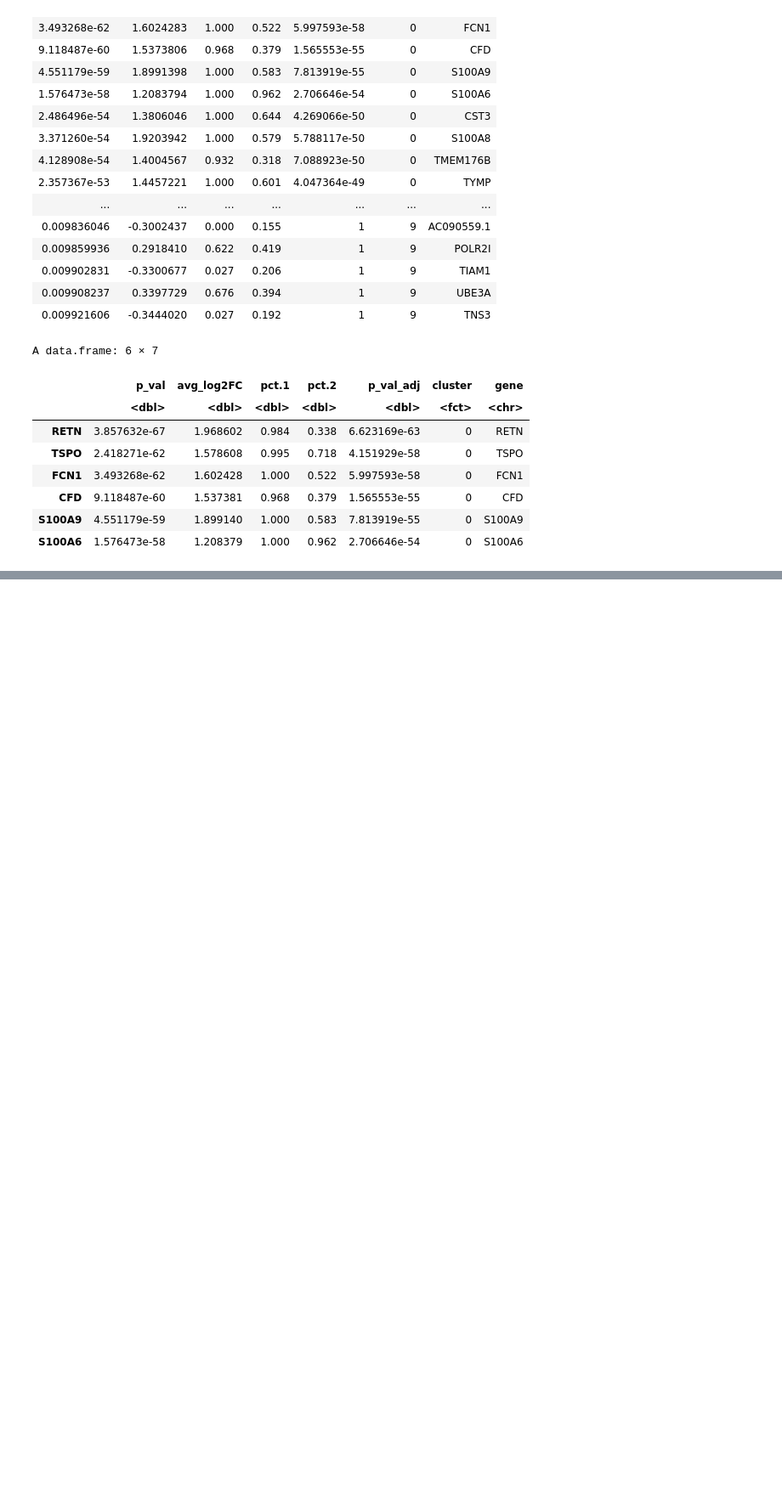
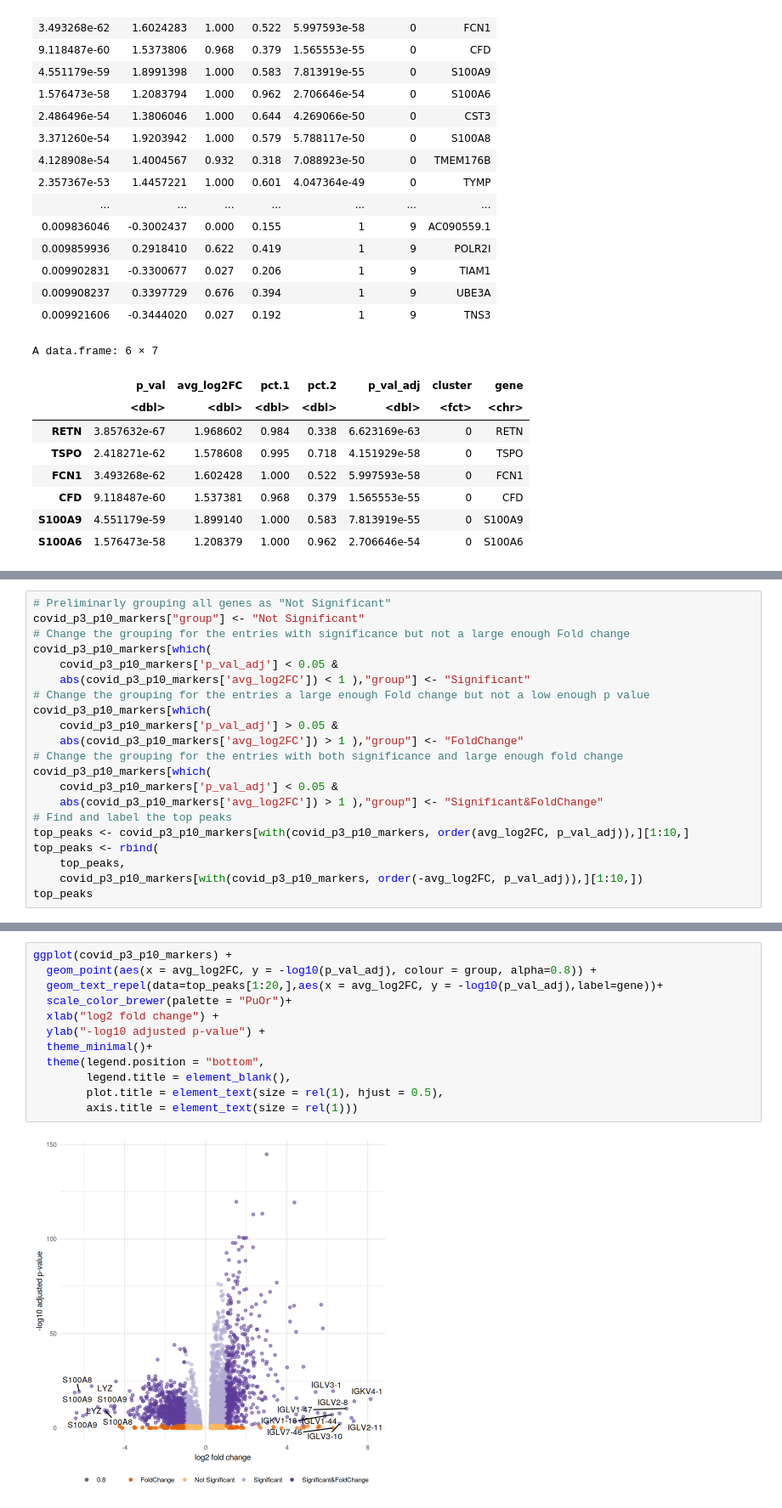
Before and after one commit to waldeyr/single_cell_analysis, a Jupyter notebook: Single_Cell_RNA_Seq.ipynb, the cells around one changed output, grey strips where cells are left out. Shown: that part at 85% size. Saved outputs shown, nothing was run; the diff lists cells and outputs as text; blank space fills up the shorter version.

```diff
--- a/Single_Cell_RNA_Seq.ipynb
+++ b/Single_Cell_RNA_Seq.ipynb
@@ -413,0 +376,21 @@ with(
+# %%
+# Preliminarly grouping all genes as "Not Significant"
+covid_p3_p10_markers["group"] <- "Not Significant"
+# Change the grouping for the entries with significance but not a large enough Fold change
+covid_p3_p10_markers[which(
+    covid_p3_p10_markers['p_val_adj'] < 0.05 &
+    abs(covid_p3_p10_markers['avg_log2FC']) < 1 ),"group"] <- "Significant"
+# Change the grouping for the entries a large enough Fold change but not a low enough p value
+covid_p3_p10_markers[which(
+    covid_p3_p10_markers['p_val_adj'] > 0.05 &
+    abs(covid_p3_p10_markers['avg_log2FC']) > 1 ),"group"] <- "FoldChange"
+# Change the grouping for the entries with both significance and large enough fold change
+covid_p3_p10_markers[which(
+    covid_p3_p10_markers['p_val_adj'] < 0.05 &
+    abs(covid_p3_p10_markers['avg_log2FC']) > 1 ),"group"] <- "Significant&FoldChange"
+# Find and label the top peaks
+top_peaks <- covid_p3_p10_markers[with(covid_p3_p10_markers, order(avg_log2FC, p_val_adj)),][1:10,]
+top_peaks <- rbind(
+    top_peaks,
+    covid_p3_p10_markers[with(covid_p3_p10_markers, order(-avg_log2FC, p_val_adj)),][1:10,])
+top_peaks
@@ -413,0 +417,14 @@ with(
+# %%
+ggplot(covid_p3_p10_markers) +
+  geom_point(aes(x = avg_log2FC, y = -log10(p_val_adj), colour = group, alpha=0.8)) +
+  geom_text_repel(data=top_peaks[1:20,],aes(x = avg_log2FC, y = -log10(p_val_adj),label=gene))+
+  scale_color_brewer(palette = "PuOr")+
+  xlab("log2 fold change") +
+  ylab("-log10 adjusted p-value") +
+  theme_minimal()+
+  theme(legend.position = "bottom",
+        legend.title = element_blank(),
+        plot.title = element_text(size = rel(1), hjust = 0.5),
+        axis.title = element_text(size = rel(1)))
+# %% [output]
+[figure, added]
```
Also changed, not shown: parts of 13 cells of this notebook.
